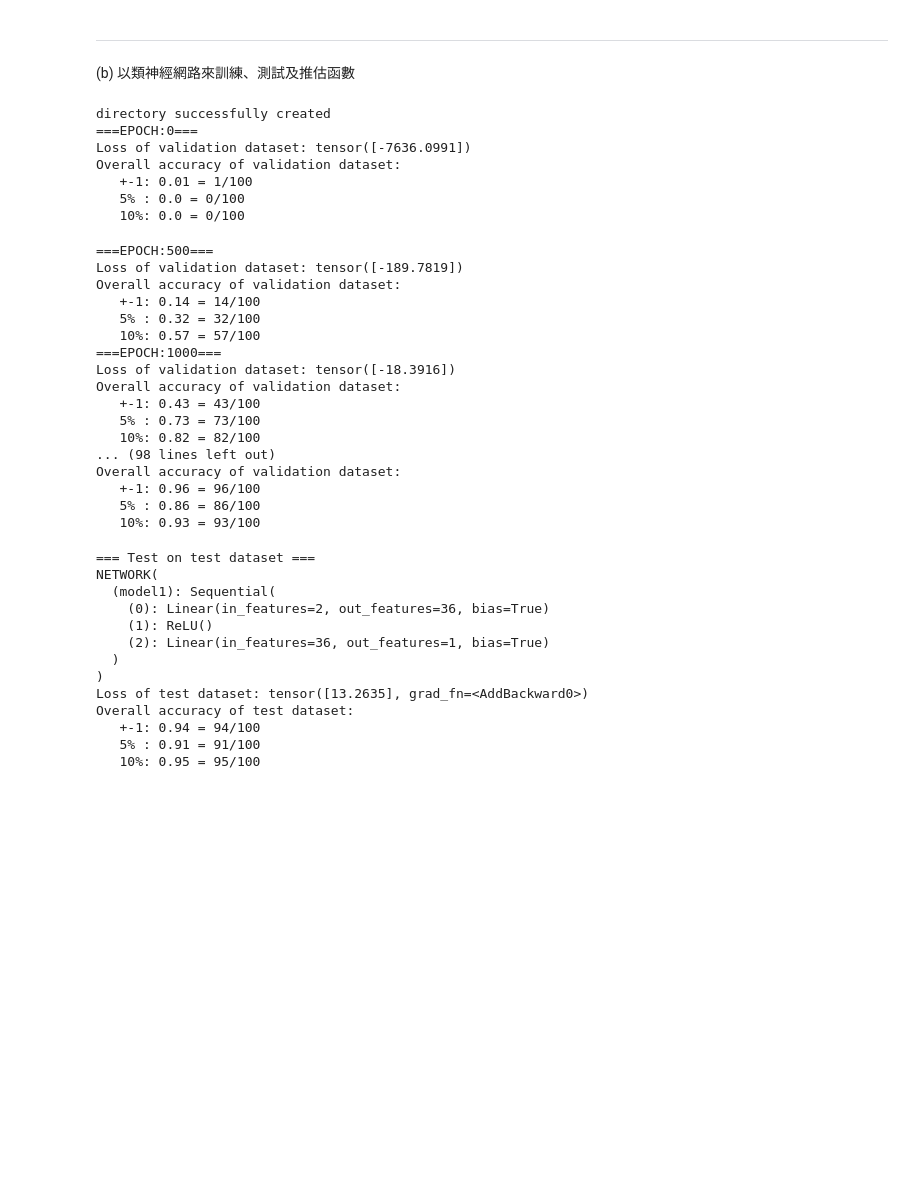
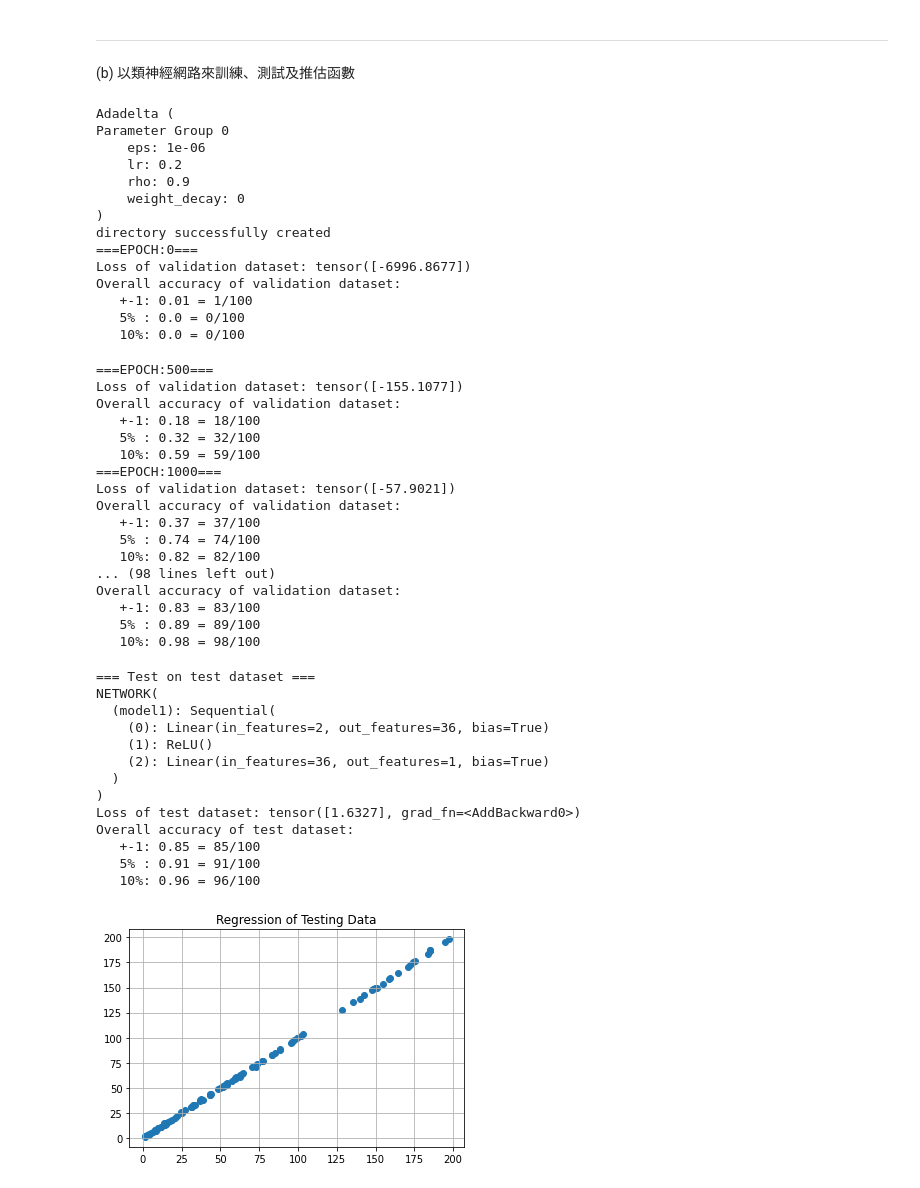
Before and after one commit to stupidpenguin/2021_Fall_BSE_Aritificial_Neural_Network, a Jupyter notebook: Homework_1/Homework_1.ipynb, the cells around one changed output. Drawn from its saved outputs; the diff is of its cells as text; code cells hidden in the pictures; blank space fills up the shorter version.

Commit message:
Add regression plot

```diff
--- a/Homework_1/Homework_1.ipynb
+++ b/Homework_1/Homework_1.ipynb
@@ -151,6 +152,8 @@ learning_rate = 0.2
 #optimizer = torch.optim.Adagrad(network.parameters(), lr=learning_rate)
 optimizer = torch.optim.Adadelta(network.parameters(), lr=learning_rate)
 #optimizer = torch.optim.SGD(network.parameters(), lr=learning_rate, momentum=0.9)
+print(optimizer)
+exit()
 
 # set parameters
 total_train_step = 0
@@ -203,6 +206,7 @@ config = {
 }
 with open(os.path.join(dir_path, "config.json"), mode="w") as file:
     json.dump(config, file, indent=1)
+
 
 for epoch in range(EPOCH):
     if epoch % EPOCH_PRINT_FREQUENCY == 0:
@@ -266,7 +270,7 @@ for epoch in range(EPOCH):
 
         with open(os.path.join(dir_path,"training_log.txt"), "a", encoding="utf-8") as file:
             current_time = Get_Current_time()
-            file.write(f"Time: {current_time}, Step: {total_test_step + 1:5d}, +-1: {absone:.2f}, 5%: {fiveper:.2f}, 10%: {tenper:.2f}, Loss: {loss}\n")
+            file.write(f"Time: {current_time}, Step: {total_test_step:5d}, +-1: {absone:.2f}, 5%: {fiveper:.2f}, 10%: {tenper:.2f}, Loss: {loss}\n")
 
     total_test_step = total_test_step + 1
 
@@ -274,30 +278,37 @@ for epoch in range(EPOCH):
         # print(f"Best Model Saved with loss:{loss}")
         torch.save(network.state_dict(), os.path.join(dir_path, "model.ckpt"))
 # %% [output]
+Adadelta (
+Parameter Group 0
+    eps: 1e-06
+    lr: 0.2
+    rho: 0.9
+    weight_decay: 0
+)
 directory successfully created
 ===EPOCH:0===
-Loss of validation dataset: tensor([-7636.0991])
+Loss of validation dataset: tensor([-6996.8677])
 Overall accuracy of validation dataset:
    +-1: 0.01 = 1/100
    5% : 0.0 = 0/100
    10%: 0.0 = 0/100
 ===EPOCH:500===
-Loss of validation dataset: tensor([-189.7819])
+Loss of validation dataset: tensor([-155.1077])
 Overall accuracy of validation dataset:
-   +-1: 0.14 = 14/100
+   +-1: 0.18 = 18/100
    5% : 0.32 = 32/100
-   10%: 0.57 = 57/100
+   10%: 0.59 = 59/100
 ===EPOCH:1000===
-Loss of validation dataset: tensor([-18.3916])
+Loss of validation dataset: tensor([-57.9021])
 Overall accuracy of validation dataset:
-   +-1: 0.43 = 43/100
-   5% : 0.73 = 73/100
+   +-1: 0.37 = 37/100
+   5% : 0.74 = 74/100
    10%: 0.82 = 82/100
 ... (98 lines left out)
 Overall accuracy of validation dataset:
-   +-1: 0.96 = 96/100
-   5% : 0.86 = 86/100
-   10%: 0.93 = 93/100
+   +-1: 0.83 = 83/100
+   5% : 0.89 = 89/100
+   10%: 0.98 = 98/100
 # %%
 # Testing Procedure
 #network.test()
@@ -310,11 +321,13 @@ total_test_loss = 0
 absone_total_accuracy = 0
 fiveper_total_accuracy = 0
 tenper_total_accuracy = 0
+test_predict = []
 for i in range(len(test_data[0])):
             inputs = test_data[:,i]
             inputs = torch.Tensor(inputs)
 
             outputs = test_model(inputs)
+            test_predict.append(float(outputs.detach().numpy()))
             loss = outputs - test_label[i]
             total_test_loss = total_test_loss + loss
 
@@ -324,33 +337,50 @@ for i in range(len(test_data[0])):
             if abs(outputs - test_label[i]) < 0.05*test_label[i]: fiveper_accuracy = 1
             else: fiveper_accuracy = 0
             fiveper_total_accuracy = fiveper_total_accuracy + fiveper_accuracy
             if abs(outputs - test_label[i]) < 0.1*test_label[i]: tenper_accuracy = 1
             else: tenper_accuracy = 0
             tenper_total_accuracy = tenper_total_accuracy + tenper_accuracy
 
 print("Loss of test dataset: {}".format(total_test_loss))
 print(f"Overall accuracy of test dataset:")
 absone = absone_total_accuracy/validation_data_size
 fiveper = fiveper_total_accuracy/validation_data_size
 tenper = tenper_total_accuracy/validation_data_size
 print(f"   +-1: {absone} = {absone_total_accuracy}/{validation_data_size}")
 print(f"   5% : {fiveper} = {fiveper_total_accuracy}/{validation_data_size}")
 print(f"   10%: {tenper} = {tenper_total_accuracy}/{validation_data_size}")
 with open(os.path.join(dir_path,"training_log.txt"), "a", encoding="utf-8") as file:
     current_time = Get_Current_time()
+    # Save Model Structure
+    file.write(f"===== Model Structure =====\n{test_model}\n")
+    file.write(f"===== Optimizer =====\n{optimizer}\n")
     file.write(f"===== Testing Result =====\n")
     file.write(f"Time: {current_time}, Loss: {loss}\n  +-1: {absone:.2f}\n   5%: {fiveper:.2f}\n  10%: {tenper:.2f}, \n")
+
+#print(test_predict)
+#print(test_label)
+
+import matplotlib.pyplot as plt
+import numpy as np
+
+fig = plt.figure()
+plt.scatter(test_predict, test_label)
+plt.title('Regression of Testing Data')
+plt.grid()
+
+plt.show()
 # %% [output]
 === Test on test dataset ===
 NETWORK(
   (model1): Sequential(
     (0): Linear(in_features=2, out_features=36, bias=True)
     (1): ReLU()
     (2): Linear(in_features=36, out_features=1, bias=True)
   )
 )
-Loss of test dataset: tensor([13.2635], grad_fn=<AddBackward0>)
+Loss of test dataset: tensor([1.6327], grad_fn=<AddBackward0>)
 Overall accuracy of test dataset:
-   +-1: 0.94 = 94/100
+   +-1: 0.85 = 85/100
    5% : 0.91 = 91/100
-   10%: 0.95 = 95/100
+   10%: 0.96 = 96/100
+[figure, added]
```
Also changed, not shown: parts of 3 cells of this notebook, 2 other files.
